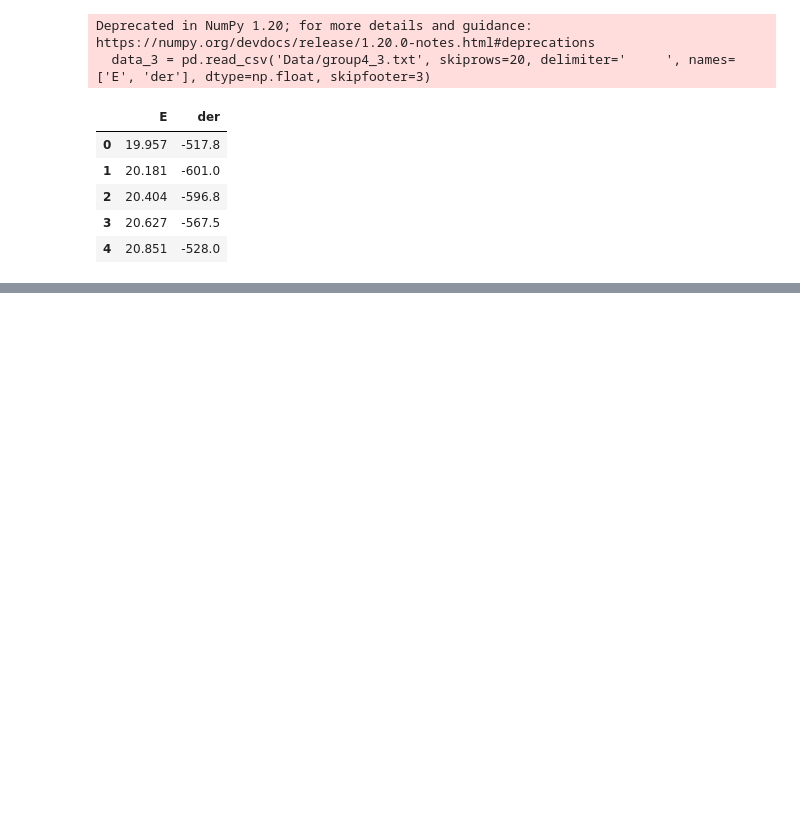
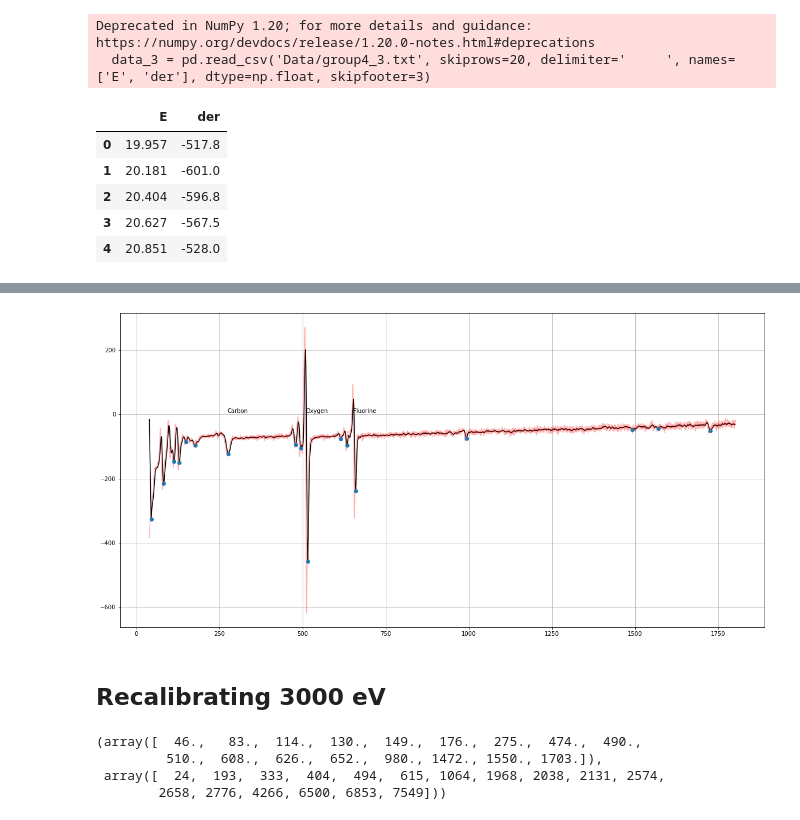
Before and after one commit to f3ss1/HSE-FF, a Jupyter notebook: 6th semester/Auge/Data_Analysis.ipynb, the cells around one changed output, grey strips where cells are left out. Cells and saved outputs as stored; diff of their text form; code cells hidden in the pictures; blank space fills up the shorter version.

```diff
--- a/6th semester/Auge/Data_Analysis.ipynb
+++ b/6th semester/Auge/Data_Analysis.ipynb
@@ -67,0 +90,19 @@ from scipy.signal import find_peaks
+# %%
+plt.figure(figsize=(20, 10))
+
+plt.plot(data_4['E'].values, lfilter(b, a, data_4['der'].values), color='black')
+plt.plot(data_4['E'].values, data_4['der'].values, color='red', alpha=0.3)
+plt.plot(data_4['E'].values[indexes], lfilter(b, a, data_4['der'].values)[indexes], 'o')
+#plt.plot(963, lfilter(b, a, data_3['der'].values)[923], 'o', color='blue', alpha=0.3)
+
+plt.annotate('Carbon', (275, 5))
+plt.annotate('Oxygen', (510, 5))
+plt.annotate('Fluorine', (652.37120047, 5))
+
+
+plt.grid()
+plt.show()
+# %% [output]
+[figure, added]
+# %% [markdown]
+## Recalibrating 3000 eV
@@ -67,0 +123,8 @@ from scipy.signal import find_peaks
+# %%
+indexes = find_peaks(-1 * lfilter(b, a, data_4['der'].values), height=30, prominence=10, threshold=0)[0]
+data_4['E'].values[indexes].round(), indexes
+# %% [output]
+(array([  46.,   83.,  114.,  130.,  149.,  176.,  275.,  474.,  490.,
+         510.,  608.,  626.,  652.,  980., 1472., 1550., 1703.]),
+ array([  24,  193,  333,  404,  494,  615, 1064, 1968, 2038, 2131, 2574,
+        2658, 2776, 4266, 6500, 6853, 7549]))
```
Also changed, not shown: parts of 23 cells of this notebook, 3 other files.
